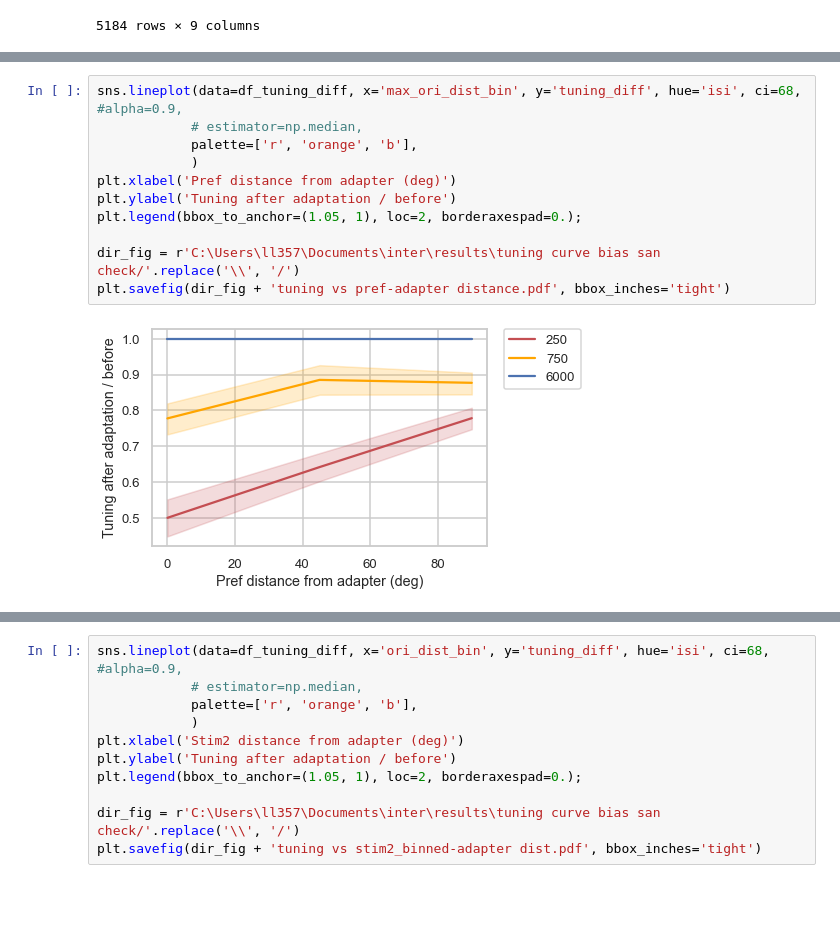
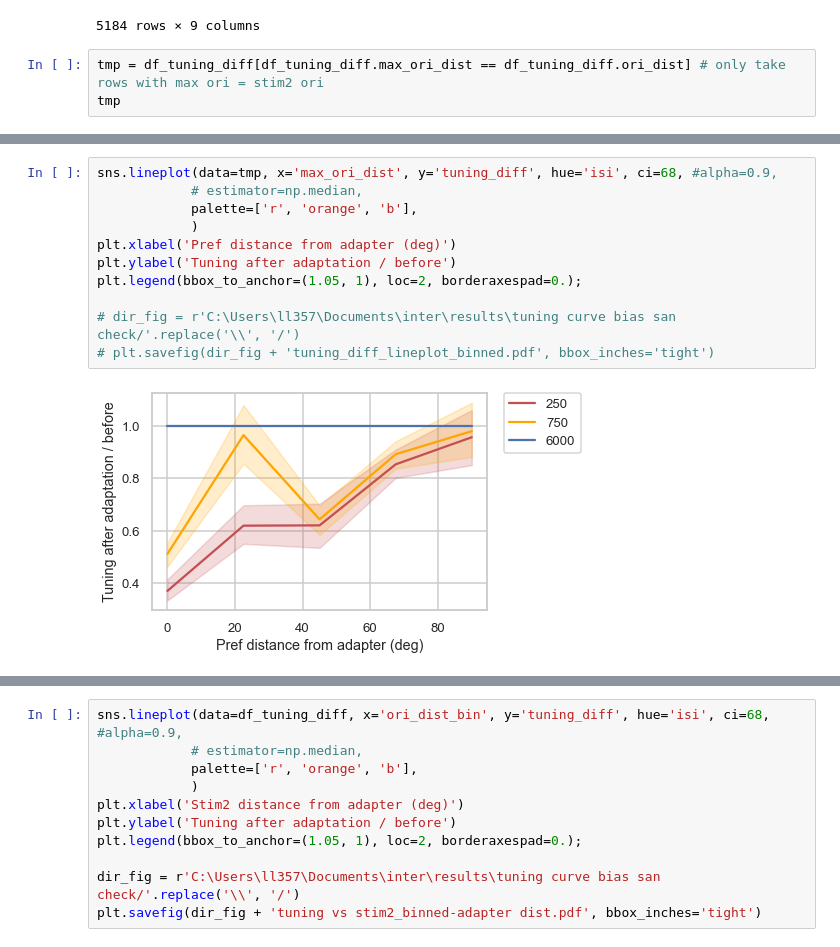
Before and after one commit to lanluo9/inter, a Jupyter notebook: scripts/ipynb/tuning_bias_san_check.ipynb, the cells around one changed output, grey strips where cells are left out. Saved outputs shown, nothing was run; the diff lists cells and outputs as text; blank space fills up the shorter version.

```diff
--- a/scripts/ipynb/tuning_bias_san_check.ipynb
+++ b/scripts/ipynb/tuning_bias_san_check.ipynb
@@ -884,3 +884,6 @@ df_tuning_diff
 | 696822 | 170826_746_7 | 6000 | 6 | 1.000000 | 45.0 | 6 | 45.0 | 45 | ... |
 | 696955 | 170826_746_7 | 6000 | 7 | 1.000000 | 22.5 | 6 | 45.0 | 45 | ... |
 5184 rows × 9 columns
+# %%
+tmp = df_tuning_diff[df_tuning_diff.max_ori_dist == df_tuning_diff.ori_dist] # only take rows with max ori = stim2 ori
+tmp
@@ -887,13 +921,13 @@ df_tuning_diff
 # %%
-sns.lineplot(data=df_tuning_diff, x='max_ori_dist_bin', y='tuning_diff', hue='isi', ci=68, #alpha=0.9,
+sns.lineplot(data=tmp, x='max_ori_dist', y='tuning_diff', hue='isi', ci=68, #alpha=0.9,
             # estimator=np.median,
             palette=['r', 'orange', 'b'],
             )
 plt.xlabel('Pref distance from adapter (deg)')
 plt.ylabel('Tuning after adaptation / before')
 plt.legend(bbox_to_anchor=(1.05, 1), loc=2, borderaxespad=0.);
 
-dir_fig = r'C:\Users\ll357\Documents\inter\results\tuning curve bias san check/'.replace('\\', '/')
-plt.savefig(dir_fig + 'tuning vs pref-adapter distance.pdf', bbox_inches='tight')
+# dir_fig = r'C:\Users\ll357\Documents\inter\results\tuning curve bias san check/'.replace('\\', '/')
+# plt.savefig(dir_fig + 'tuning_diff_lineplot_binned.pdf', bbox_inches='tight')
 # %% [output]
-[figure, old version]
+[figure, new version]
```
Also changed, not shown: parts of 3 cells of this notebook, 1 other file.
